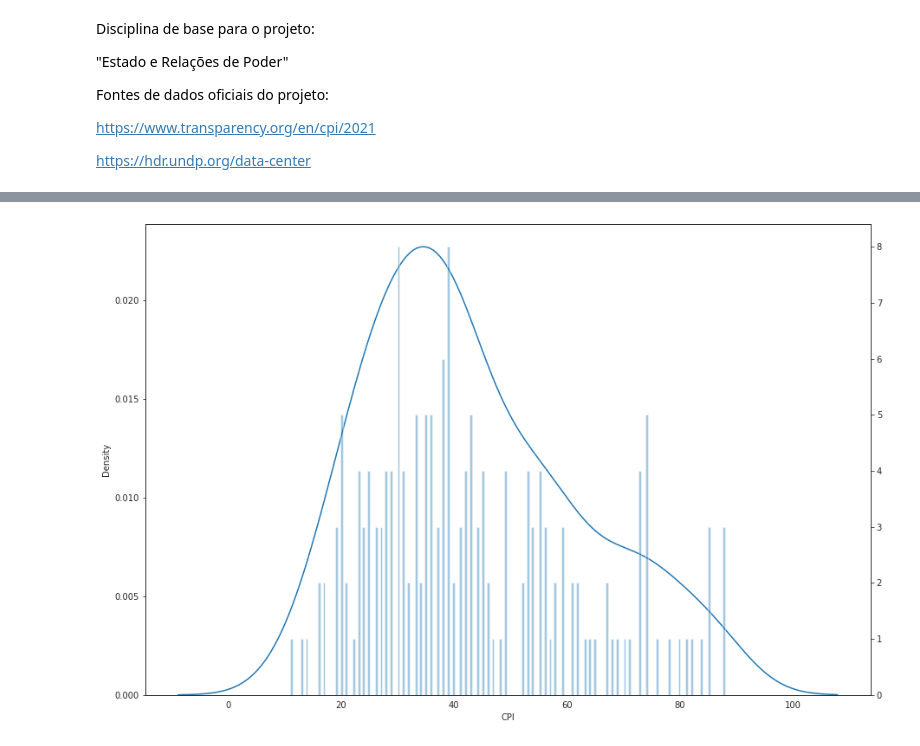
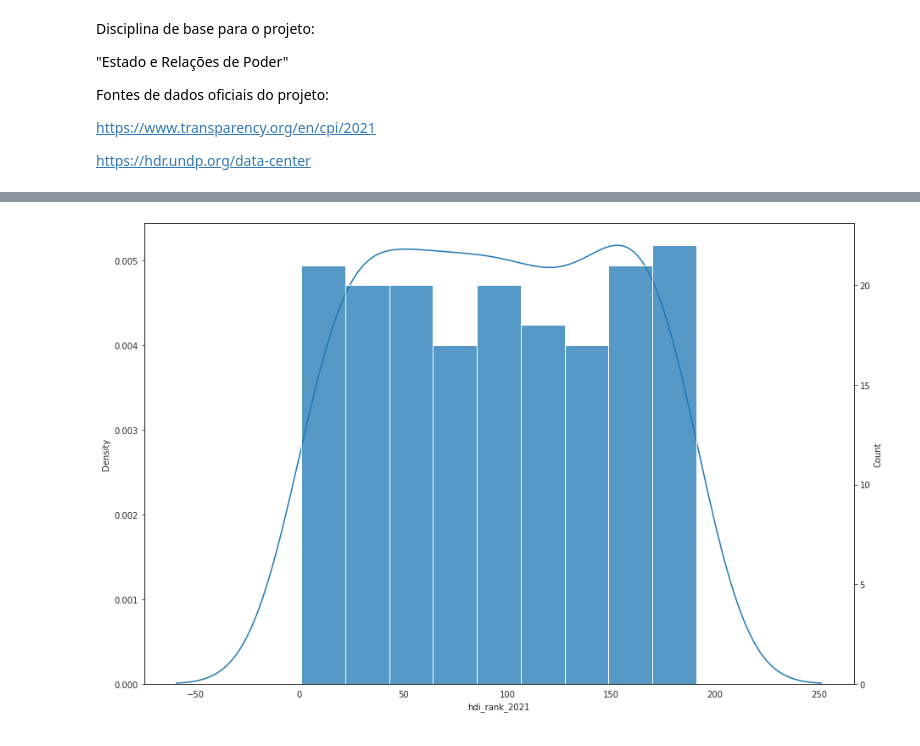
Before and after one commit to daniel-elesbao/ExerciciosAnalisedeDadosBCC03.2022, a Jupyter notebook: ProjetoBCCDanielZamboniElesbãoeLuizHenriquedaSilva.ipynb, the cells around one changed output, grey strips where cells are left out. Drawn from its saved outputs; the diff is of its cells as text; code cells hidden in the pictures.

```diff
--- a/ProjetoBCCDanielZamboniElesbãoeLuizHenriquedaSilva.ipynb
+++ b/ProjetoBCCDanielZamboniElesbãoeLuizHenriquedaSilva.ipynb
@@ -64,18 +87,18 @@ print(f'\n A correlação entre o Índice de Percepção da Corrupção e o Índ
 # %%
 import pandas as pd
 import seaborn as sns
 import matplotlib.pyplot as plt
 
-bins = 175 # Numero de colunas plotadas
+bins = 200 # Numero de colunas plotadas
+
 
 sns.set_style("white") # Formatação do ambiente do gráfico
 fig, ax = plt.subplots(1, 1, figsize=(15, 10))
 
-g1 = sns.distplot(descor["CPI"], ax=ax,  # Insere curva KDE (Kernel Density Estimation)
-                  kde=True, hist=False)
+g1 = sns.kdeplot(data=descor, x="hdi_rank_2021") # Insere curva KDE (Kernel Density Estimation)
 
 ax_copy = ax.twinx() # Possibilita a formatação da segunda curva sem alteração da primeira
-g2 = sns.distplot(descor["CPI"], ax=ax_copy, kde=False, hist=True, # Insere histograma
-             bins=bins, norm_hist=False)
+
+g2 = sns.histplot(data=descor, x="hdi_rank_2021") # Insere histograma
 # %% [output]
-[figure, old version]
+[figure, new version]
```
Also changed, not shown: parts of 5 cells of this notebook.
